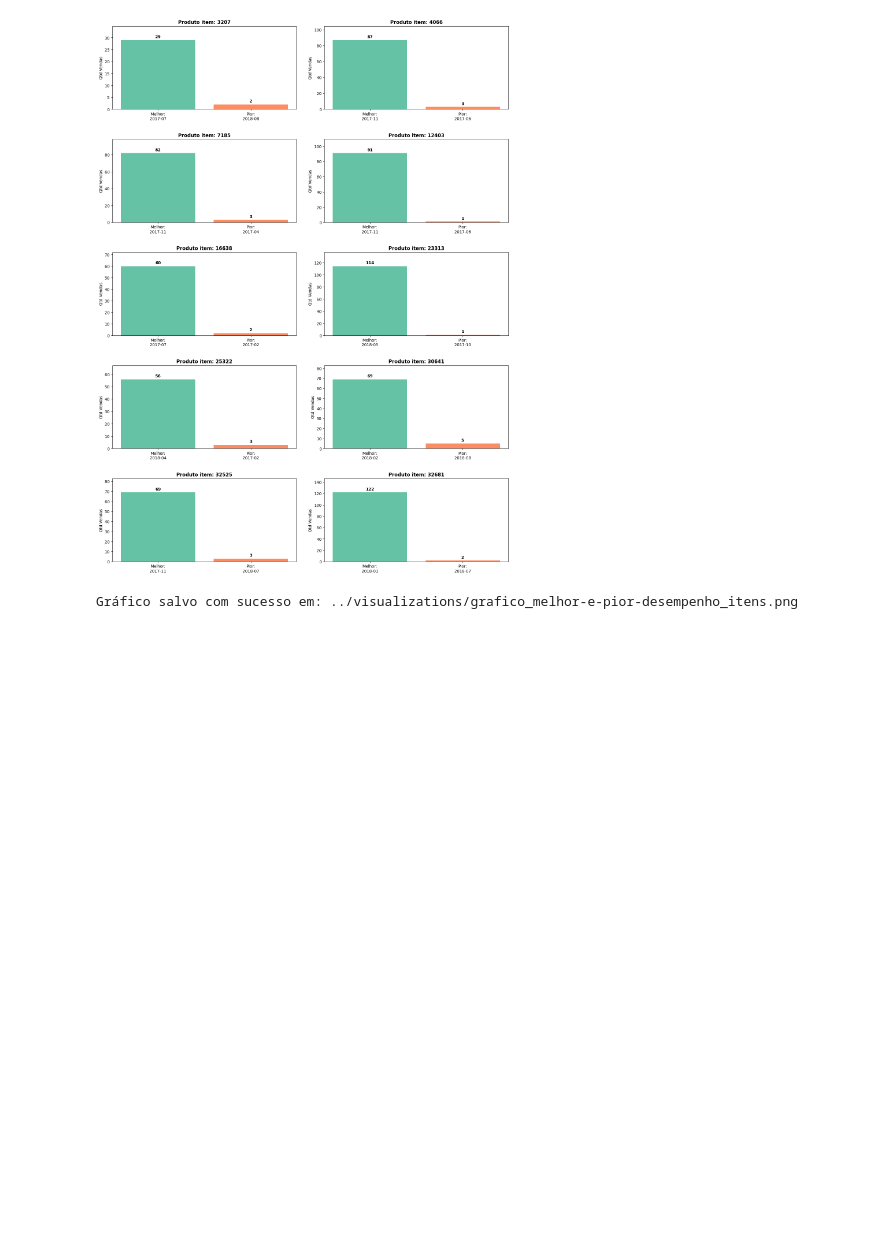
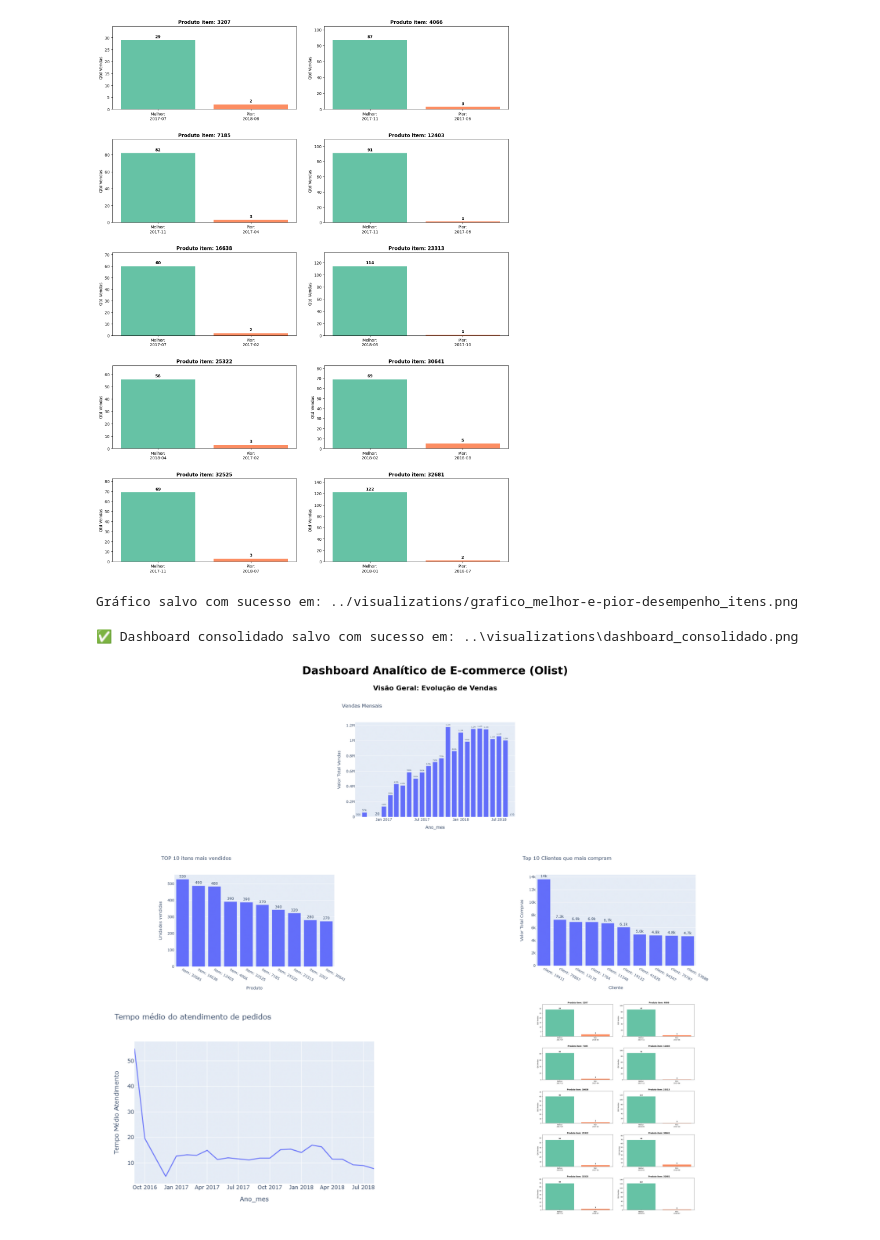
Before and after one commit to alefonsecabb/P2-BDA-, a Jupyter notebook: projeto-dw-grupo-A/notebooks/03_visualizations.ipynb, the cells around one changed output. Cells and saved outputs as stored; diff of their text form; code cells hidden in the pictures; blank space fills up the shorter version.

```diff
--- a/projeto-dw-grupo-A/notebooks/03_visualizations.ipynb
+++ b/projeto-dw-grupo-A/notebooks/03_visualizations.ipynb
@@ -217,3 +217,12 @@ gg.plotar_comparacao_produtos(df=df, arquivo_saida='../visualizations/grafico_me
 4  item: 16638    2017-07              60  2017-02               2
 [figure]
 Gráfico salvo com sucesso em: ../visualizations/grafico_melhor-e-pior-desempenho_itens.png
+# %%
+# Gera o Dashboard
+# Ele vai procurar os PNGs na pasta 'visualizations' e salvar o resultado lá também
+gg.gerar_dashboard_consolidado(
+    pasta_origem='../visualizations',
+    nome_arquivo_saida='dashboard_consolidado.png')
+# %% [output]
+✅ Dashboard consolidado salvo com sucesso em: ..\visualizations\dashboard_consolidado.png
+[figure, added]
```
Also changed, not shown: 7 other files.
